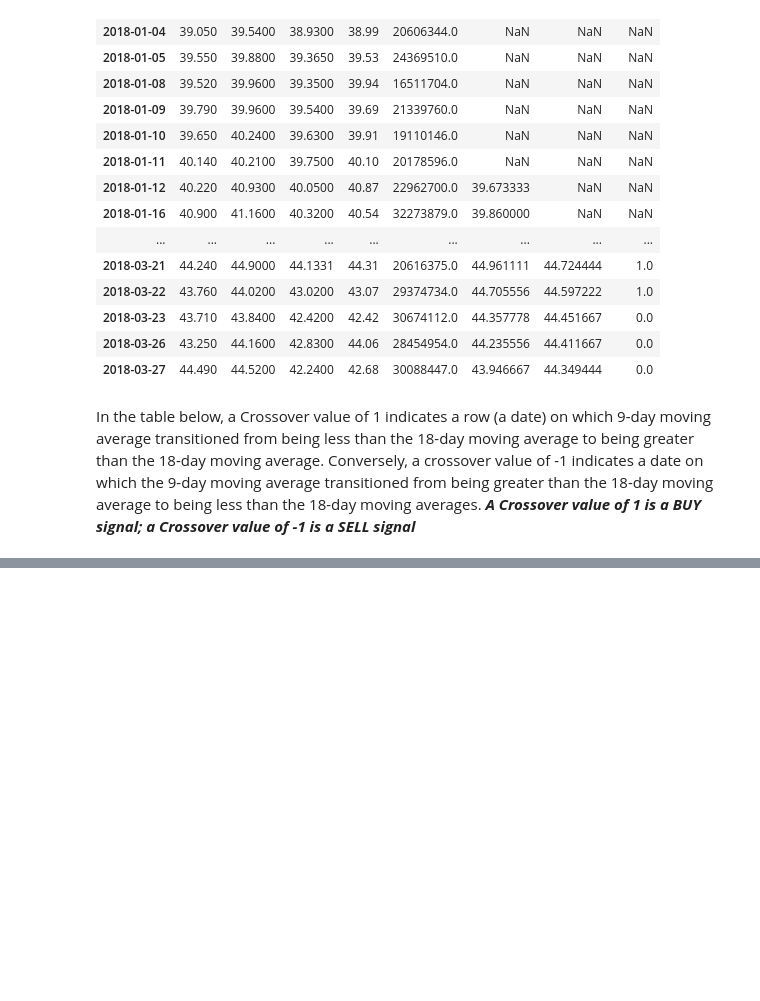
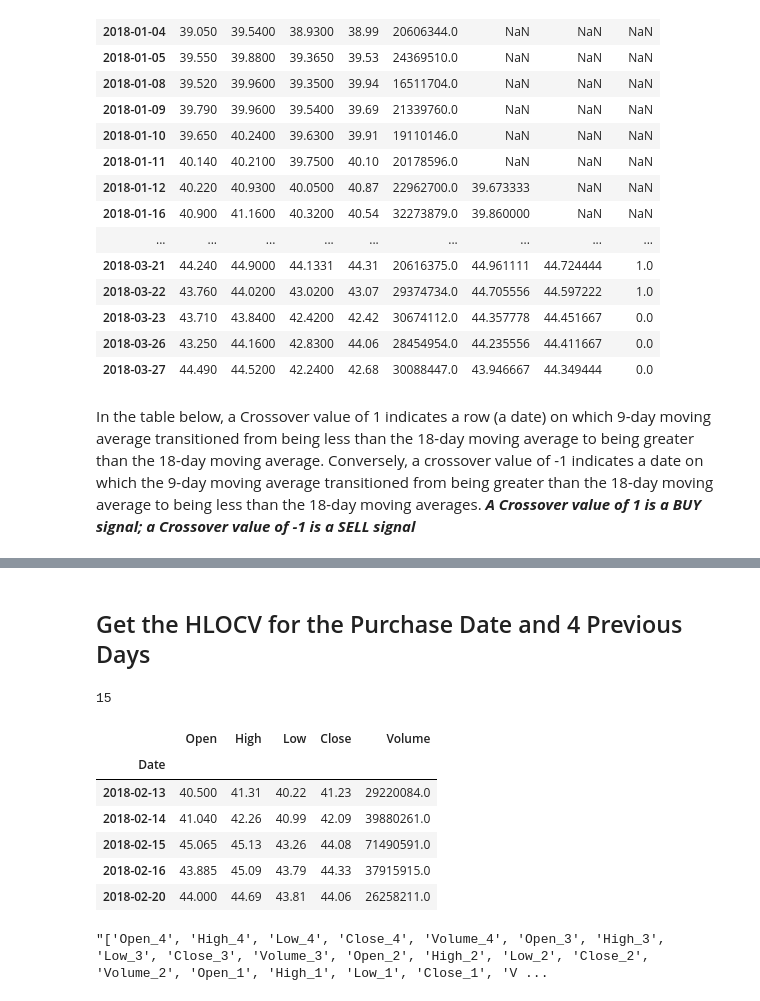
Before and after one commit to focods/neural-net-stock-trading, a Jupyter notebook: Data Wrangler.ipynb, the cells around one changed output, grey strips where cells are left out. Saved outputs shown, nothing was run; the diff lists cells and outputs as text; code cells hidden in the pictures; blank space fills up the shorter version.

```diff
--- a/Data Wrangler.ipynb
+++ b/Data Wrangler.ipynb
@@ -190,3 +190,28 @@ dow_data
 | 2018-03-23 | 43.710 | 43.8400 | 42.4200 | 42.42 | 30674112.0 | 44.357778 | 44.451667 | 0.0 | 1.0 | -1.0 |
 | 2018-03-26 | 43.250 | 44.1600 | 42.8300 | 44.06 | 28454954.0 | 44.235556 | 44.411667 | 0.0 | 0.0 | 0.0 |
 | 2018-03-27 | 44.490 | 44.5200 | 42.2400 | 42.68 | 30088447.0 | 43.946667 | 44.349444 | 0.0 | 0.0 | 0.0 |
+# %% [markdown]
+## Get the HLOCV for the Purchase Date and 4 Previous Days
+# %%
+# first purchase date
+bd = dow_data.query('Crossover==1').index[0]
+# %%
+# row in the data frame of the purchase date
+indx = dow_data.index.get_loc(bd)
+# %%
+indx
+# %% [output]
+15
+# %%
+cols = ['Open','High','Low','Close','Volume']
+# %%
+# these will eventually be our predictors (25 for each purchase)
+dow_data.iloc[indx-4:indx+1][cols]
+# %% [output]
+|  | Open | High | Low | Close | Volume |
+| Date |  |  |  |  |  |
+| 2018-02-13 | 40.500 | 41.31 | 40.22 | 41.23 | 29220084.0 |
+| 2018-02-14 | 41.040 | 42.26 | 40.99 | 42.09 | 39880261.0 |
+| 2018-02-15 | 45.065 | 45.13 | 43.26 | 44.08 | 71490591.0 |
+| 2018-02-16 | 43.885 | 45.09 | 43.79 | 44.33 | 37915915.0 |
+| 2018-02-20 | 44.000 | 44.69 | 43.81 | 44.06 | 26258211.0 |
@@ -192,0 +223,4 @@ dow_data
+# %%
+str(colnames)
+# %% [output]
+"['Open_4', 'High_4', 'Low_4', 'Close_4', 'Volume_4', 'Open_3', 'High_3', 'Low_3', 'Close_3', 'Volume_3', 'Open_2', 'High_2', 'Low_2', 'Close_2', 'Volume_2', 'Open_1', 'High_1', 'Low_1', 'Close_1', 'V ...
```
Also changed, not shown: parts of 13 cells of this notebook.
